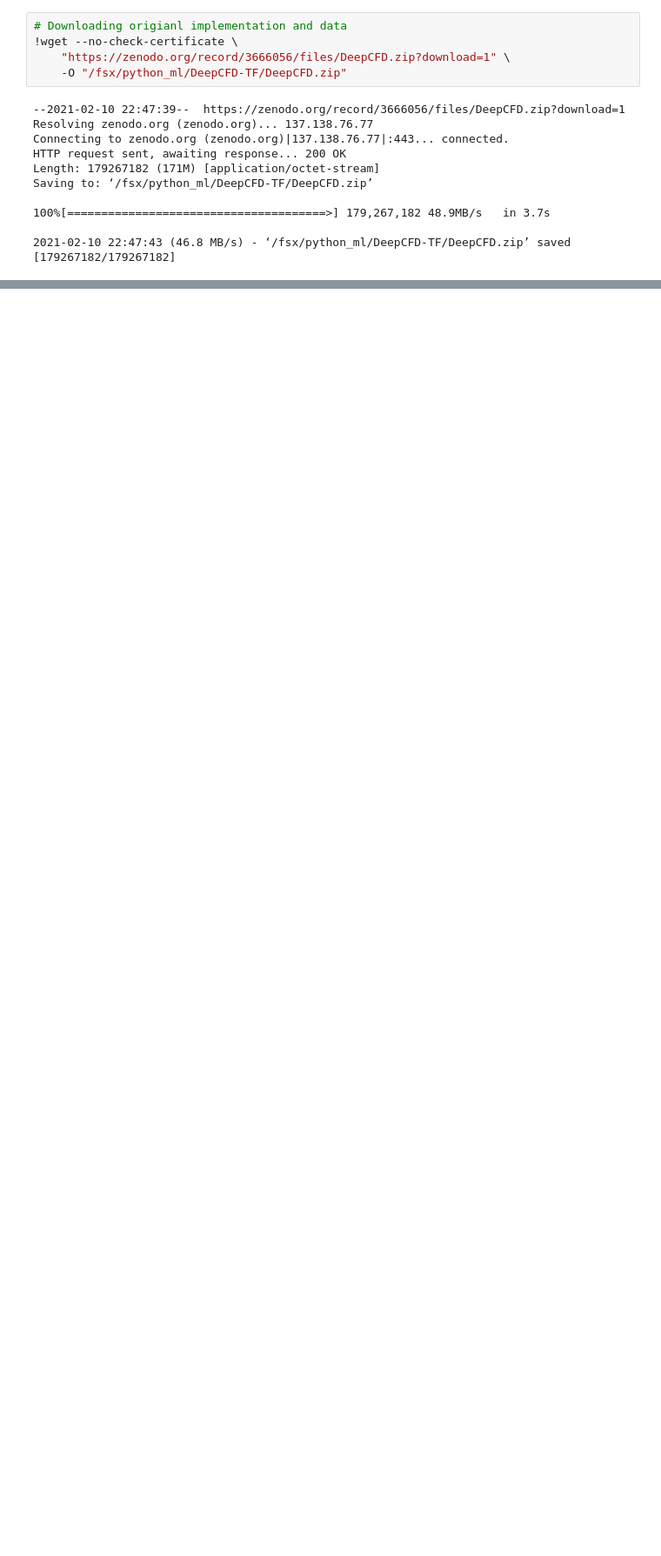
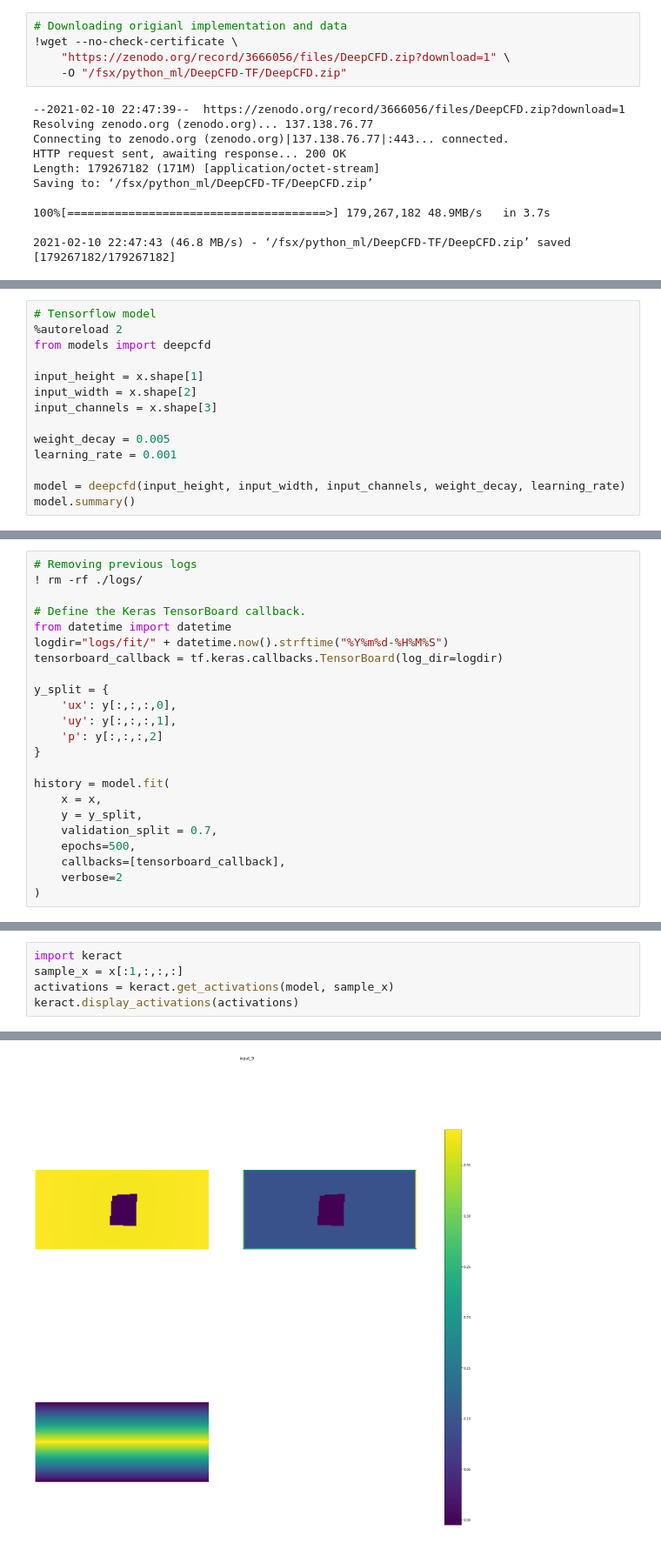
Before and after one commit to pomtojoer/DeepCFD-TF, a Jupyter notebook: trainer.ipynb, the cells around one changed output, grey strips where cells are left out. Shown at 87% size. Saved outputs shown, nothing was run; the diff lists cells and outputs as text; blank space fills up the shorter version.

Commit message:
working model layout

```diff
--- a/trainer.ipynb
+++ b/trainer.ipynb
@@ -163,0 +161,14 @@ array([[[[ 0.7980621 ,  0.7949109 ,  0.7918711 , ...,  0.7670146 ,
+# %%
+# Tensorflow model
+%autoreload 2
+from models import deepcfd
+
+input_height = x.shape[1]
+input_width = x.shape[2]
+input_channels = x.shape[3]
+
+weight_decay = 0.005
+learning_rate = 0.001
+
+model = deepcfd(input_height, input_width, input_channels, weight_decay, learning_rate)
+model.summary()
@@ -163,0 +193,23 @@ array([[[[ 0.7980621 ,  0.7949109 ,  0.7918711 , ...,  0.7670146 ,
+# %%
+# Removing previous logs
+! rm -rf ./logs/
+
+# Define the Keras TensorBoard callback.
+from datetime import datetime
+logdir="logs/fit/" + datetime.now().strftime("%Y%m%d-%H%M%S")
+tensorboard_callback = tf.keras.callbacks.TensorBoard(log_dir=logdir)
+
+y_split = {
+    'ux': y[:,:,:,0],
+    'uy': y[:,:,:,1],
+    'p': y[:,:,:,2]
+}
+
+history = model.fit(
+    x = x,
+    y = y_split,
+    validation_split = 0.7,
+    epochs=500,
+    callbacks=[tensorboard_callback],
+    verbose=2
+)
@@ -163,0 +253,6 @@ array([[[[ 0.7980621 ,  0.7949109 ,  0.7918711 , ...,  0.7670146 ,
+# %%
+import keract
+sample_x = x[:1,:,:,:]
+activations = keract.get_activations(model, sample_x)
+keract.display_activations(activations)
+# %% [output]
@@ -163,0 +260 @@ array([[[[ 0.7980621 ,  0.7949109 ,  0.7918711 , ...,  0.7670146 ,
+[figure, added]
```
Also changed, not shown: parts of 25 cells of this notebook, 3 other files.
